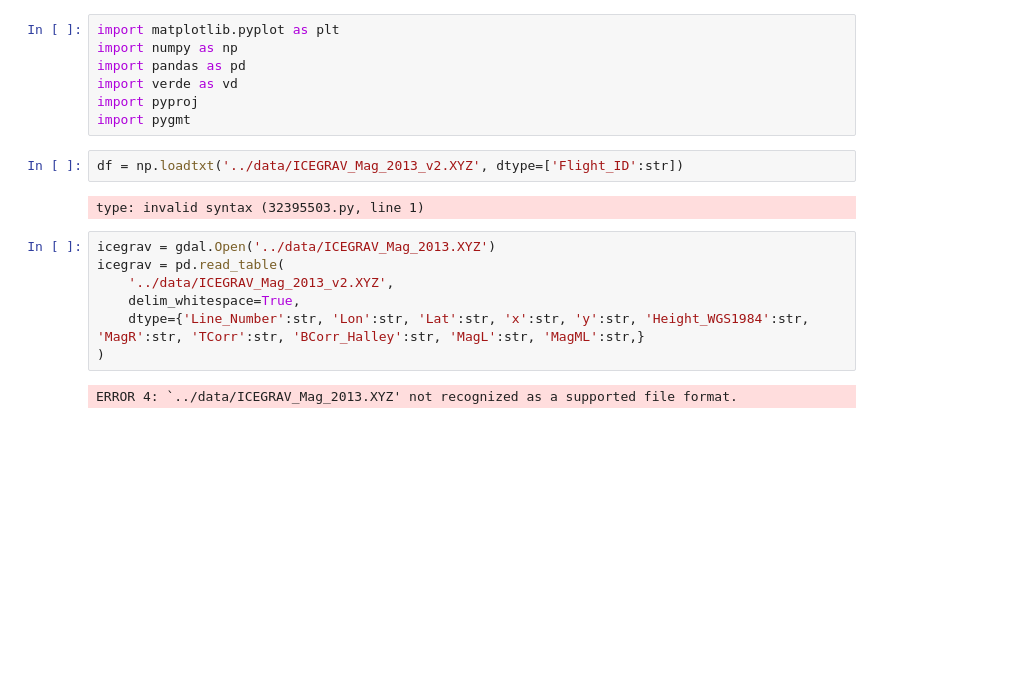
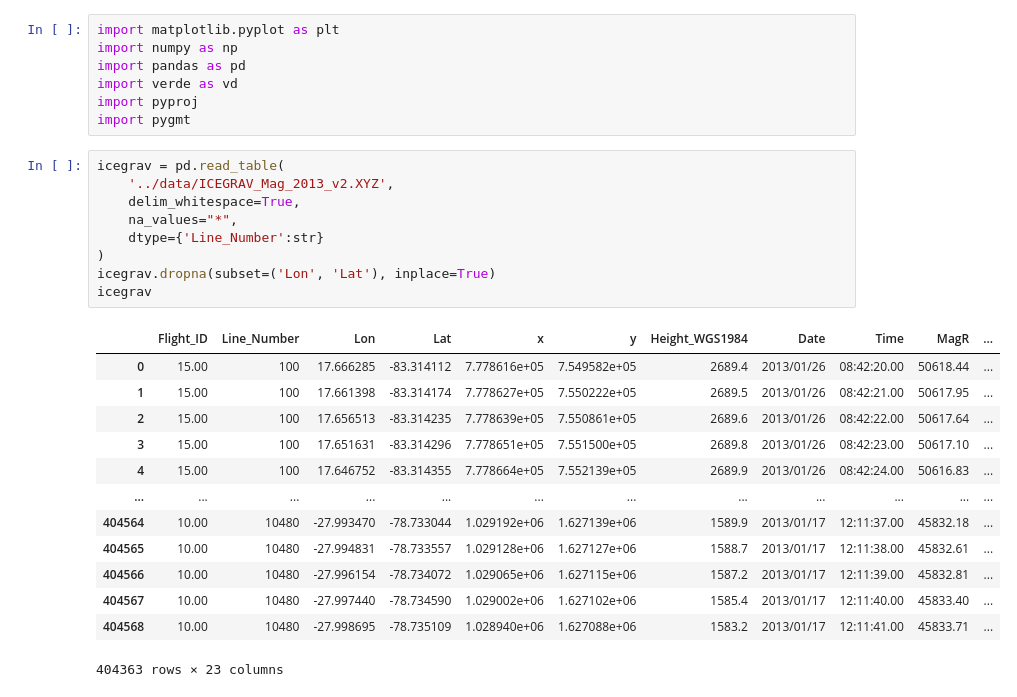
Before and after one commit to compgeolab/eqs-magnetic-dual-layer, a Jupyter notebook: code/ICEGRAV_201213.ipynb, the cells around one changed output. Drawn from its saved outputs; the diff is of its cells as text; blank space fills up the shorter version.

```diff
--- a/code/ICEGRAV_201213.ipynb
+++ b/code/ICEGRAV_201213.ipynb
@@ -7,16 +7,26 @@ import pandas as pd
 import verde as vd
 import pyproj
 import pygmt
-# %%
-df = np.loadtxt('../data/ICEGRAV_Mag_2013_v2.XYZ', dtype=['Flight_ID':str])
-# %% [output]
-type: invalid syntax (32395503.py, line 1)
 # %%
-icegrav = gdal.Open('../data/ICEGRAV_Mag_2013.XYZ')
 icegrav = pd.read_table(
     '../data/ICEGRAV_Mag_2013_v2.XYZ',
     delim_whitespace=True,
-    dtype={'Line_Number':str, 'Lon':str, 'Lat':str, 'x':str, 'y':str, 'Height_WGS1984':str, 'MagR':str, 'TCorr':str, 'BCorr_Halley':str, 'MagL':str, 'MagML':str,}
+    na_values="*",
+    dtype={'Line_Number':str}
 )
+icegrav.dropna(subset=('Lon', 'Lat'), inplace=True)
+icegrav
 # %% [output]
+|  | Flight_ID | Line_Number | Lon | Lat | x | y | Height_WGS1984 | Date | Time | MagR | ... |
+| 0 | 15.00 | 100 | 17.666285 | -83.314112 | 7.778616e+05 | 7.549582e+05 | 2689.4 | 2013/01/26 | 08:42:20.00 | 50618.44 | ... |
+| 1 | 15.00 | 100 | 17.661398 | -83.314174 | 7.778627e+05 | 7.550222e+05 | 2689.5 | 2013/01/26 | 08:42:21.00 | 50617.95 | ... |
+| 2 | 15.00 | 100 | 17.656513 | -83.314235 | 7.778639e+05 | 7.550861e+05 | 2689.6 | 2013/01/26 | 08:42:22.00 | 50617.64 | ... |
+| 3 | 15.00 | 100 | 17.651631 | -83.314296 | 7.778651e+05 | 7.551500e+05 | 2689.8 | 2013/01/26 | 08:42:23.00 | 50617.10 | ... |
+| 4 | 15.00 | 100 | 17.646752 | -83.314355 | 7.778664e+05 | 7.552139e+05 | 2689.9 | 2013/01/26 | 08:42:24.00 | 50616.83 | ... |
+| ... | ... | ... | ... | ... | ... | ... | ... | ... | ... | ... | ... |
+| 404564 | 10.00 | 10480 | -27.993470 | -78.733044 | 1.029192e+06 | 1.627139e+06 | 1589.9 | 2013/01/17 | 12:11:37.00 | 45832.18 | ... |
+| 404565 | 10.00 | 10480 | -27.994831 | -78.733557 | 1.029128e+06 | 1.627127e+06 | 1588.7 | 2013/01/17 | 12:11:38.00 | 45832.61 | ... |
+| 404566 | 10.00 | 10480 | -27.996154 | -78.734072 | 1.029065e+06 | 1.627115e+06 | 1587.2 | 2013/01/17 | 12:11:39.00 | 45832.81 | ... |
+| 404567 | 10.00 | 10480 | -27.997440 | -78.734590 | 1.029002e+06 | 1.627102e+06 | 1585.4 | 2013/01/17 | 12:11:40.00 | 45833.40 | ... |
+| 404568 | 10.00 | 10480 | -27.998695 | -78.735109 | 1.028940e+06 | 1.627088e+06 | 1583.2 | 2013/01/17 | 12:11:41.00 | 45833.71 | ... |
-ERROR 4: `../data/ICEGRAV_Mag_2013.XYZ' not recognized as a supported file format.
+404363 rows × 23 columns
```
Also changed, not shown: parts of 10 cells of this notebook.
